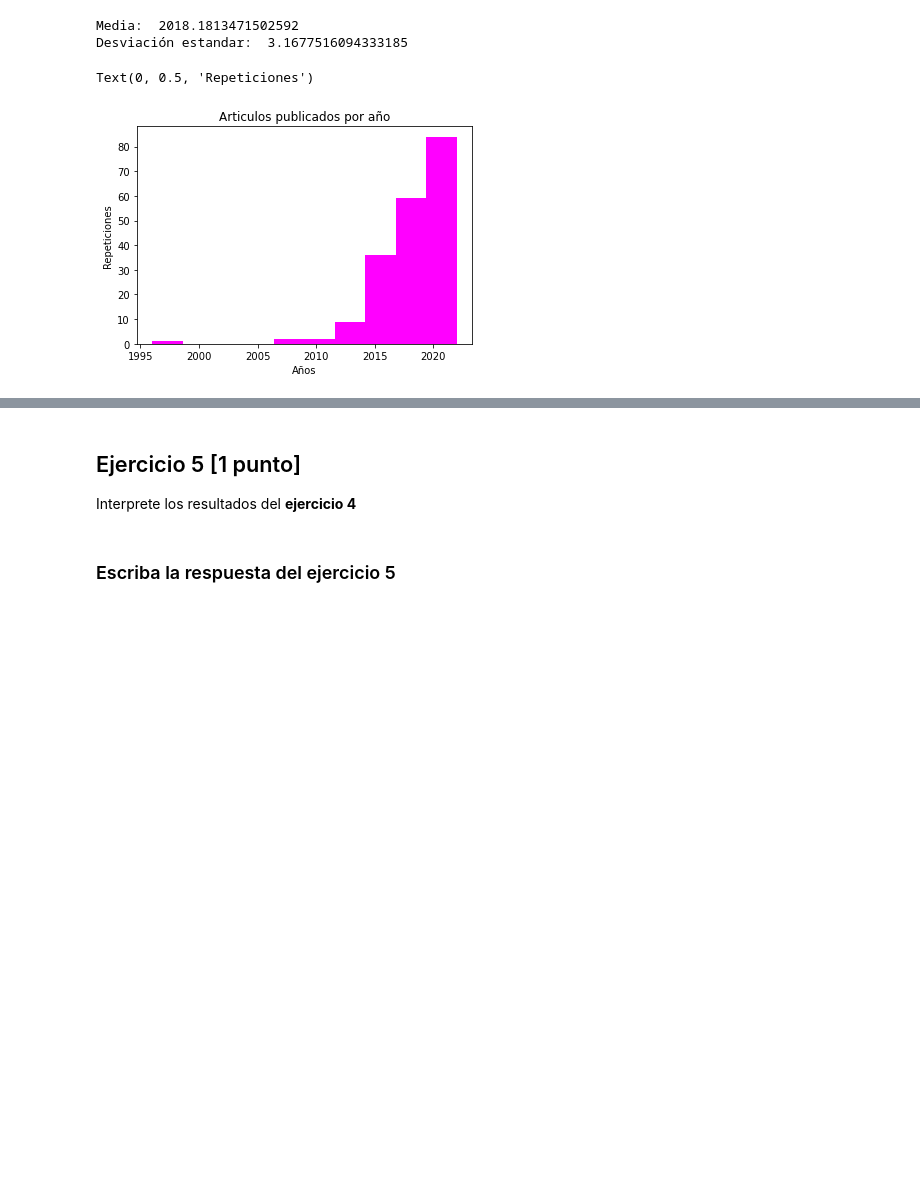
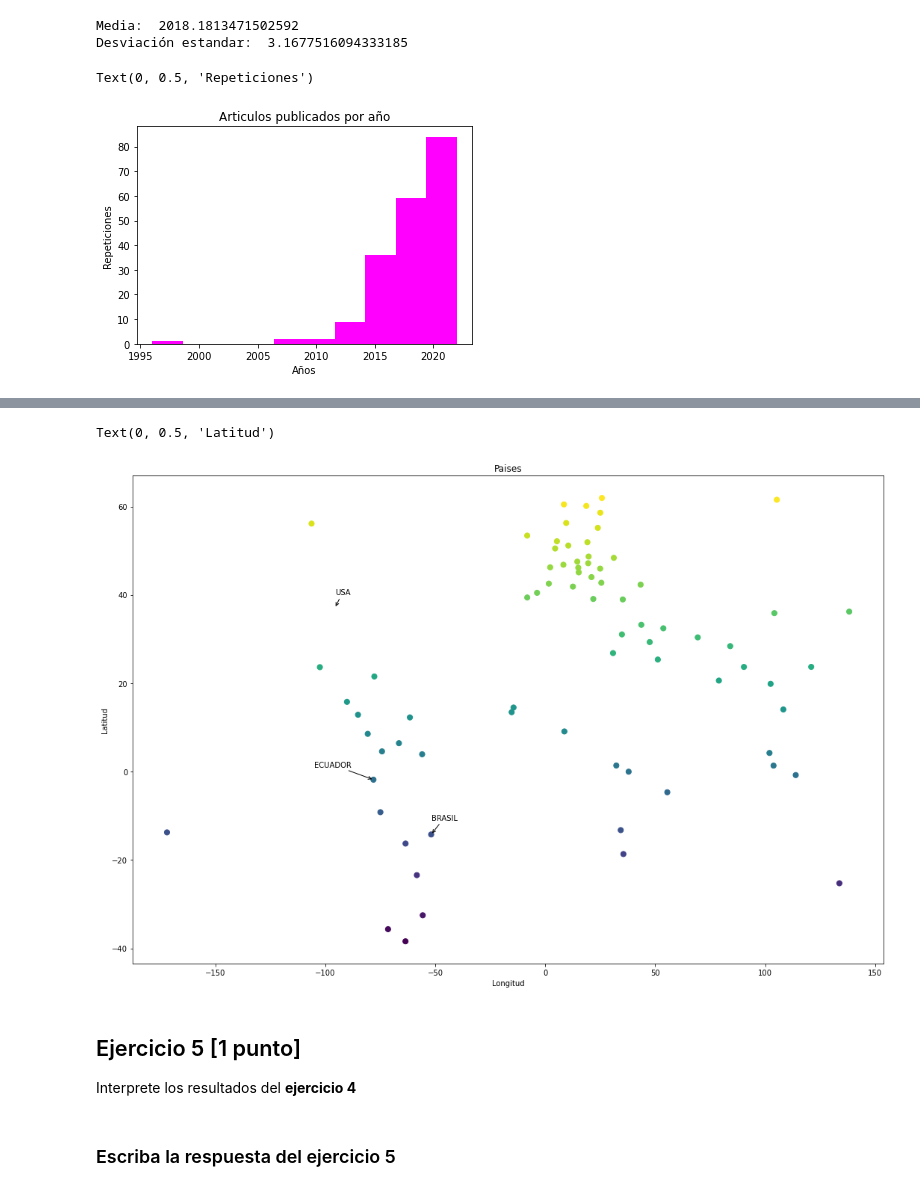
Before and after one commit to AndresCV14/GBI6_Examen-Parcial2, a Jupyter notebook: 2021II_GBI6_ExamenParcialPython.ipynb, the cells around one changed output, grey strips where cells are left out. Cells and saved outputs as stored; diff of their text form; code cells hidden in the pictures; blank space fills up the shorter version.

Commit message:
Calderón Andrés agregó un archivo .csv que contiene datos de longitud y latitud de paises, tambien se resolvio de forma completa el ejercicio 4 del examen

```diff
--- a/2021II_GBI6_ExamenParcialPython.ipynb
+++ b/2021II_GBI6_ExamenParcialPython.ipynb
@@ -173,3 +175,66 @@ Text(0, 0.5, 'Repeticiones')
+# %%
+
+import re
+import itertools
+import csv
+with open('Ecuador_genomics.txt', errors = 'ignore') as f:
+    mi_pubmed = f.read()
+    # Minado paises
+mi_pubmed = re.sub(r'\n\s{6}', ' ', mi_pubmed)
+
+# Se extraen los países
+pub1 = re.findall(r"\,\s[A-Z]+[A-z]{2,11}\.", mi_pubmed)
+textounico = list(set(pub1))
+textounico.sort()
+a = textounico
+# Se observan los países que se repiten y si hay elementos intrusos que no son países
+b = textounico
+b.remove(', Acad.')
+b.remove(', Apdo.')
+b.remove(', Aptdo.')
+b.remove(', Bldg.')
+b.remove(', Calif.')
+b.remove(', Colo.')
+b.remove(', Connecticut.')
+b.remove(', Ctra.')
+b.remove(', Edif.')
+b.remove(', Fac.')
+b.remove(', Prof.')
+print()
+c = "".join(b)
+d = c.split(", ")
+e = "".join(d)
+f = e.split(".")
+f.pop(8)
+unique_zipcodes = f
+import pandas as pd
+data = pd.read_csv('./Paises_ubicacion.csv', engine='python', skipfooter=3)
+data.head(15)
+datos_nombre = data[data.name.isin(unique_zipcodes)]
+datos_paises = data[data.country.isin(unique_zipcodes)]
+all_data =pd.concat([datos_nombre,datos_paises]).drop_duplicates().sort_values('name')
+all_data.head(15)
+#Gráfica
+import matplotlib.pyplot as plt
+plt.scatter(all_data.longitude, all_data.latitude, s=50, c=all_data.latitude)
+
+ard = dict(arrowstyle="->")
+plt.annotate('BRASIL', xy = (-51.92528, -14.235004),
+               xytext = (-51.92528, -11), arrowprops= ard)
+plt.annotate('ECUADOR', xy = (-78.1834066, -1.831239),
+               xytext = (-105, 1), arrowprops= ard)
+plt.annotate('USA', xy = (-95.712891, 37.09024),
+               xytext = (-95.712891, 40), arrowprops = ard)
+
+params = plt.gcf()
+plSize = params.get_size_inches()
+params.set_size_inches( (plSize[0] * 3, plSize[1] * 3) )
+plot.title("Paises")
+plot.xlabel("Longitud")
+plot.ylabel("Latitud")
+# %% [output]
+Text(0, 0.5, 'Latitud')
+[figure, added]
 # %% [markdown]
 ## Ejercicio 5 [1 punto]
 
```
Also changed, not shown: parts of 2 cells of this notebook, 2 other files.
